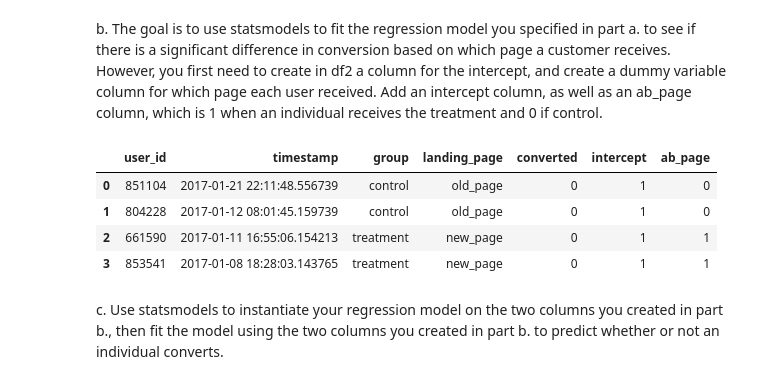
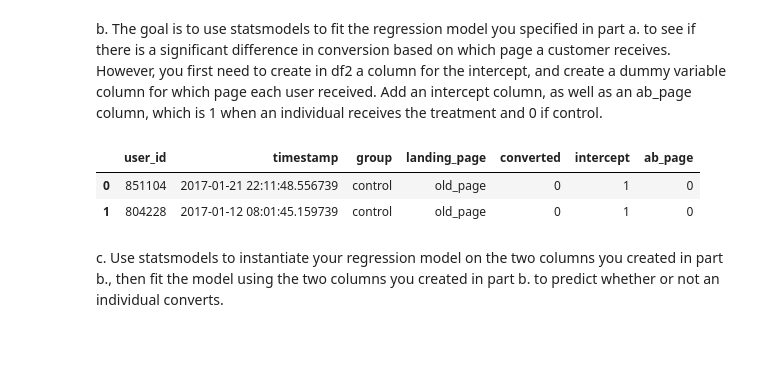
Before and after one commit to Sinha123456/udacity_lesson_project, a Jupyter notebook: A_BTesting.ipynb, the cells around one changed output. Cells and saved outputs as stored; diff of their text form; code cells hidden in the pictures; blank space fills up the shorter version.

```diff
--- a/A_BTesting.ipynb
+++ b/A_BTesting.ipynb
@@ -373,13 +375,11 @@ b. The goal is to use statsmodels to fit the regression model you specified in p
 df2['intercept'] = 1
 df2['ab_page'] = pd.get_dummies(df2['group'])['treatment']
 # %%
-df2.head(4)
+df2.head(2)
 # %% [output]
 |  | user_id | timestamp | group | landing_page | converted | intercept | ab_page |
 | 0 | 851104 | 2017-01-21 22:11:48.556739 | control | old_page | 0 | 1 | 0 |
 | 1 | 804228 | 2017-01-12 08:01:45.159739 | control | old_page | 0 | 1 | 0 |
-| 2 | 661590 | 2017-01-11 16:55:06.154213 | treatment | new_page | 0 | 1 | 1 |
-| 3 | 853541 | 2017-01-08 18:28:03.143765 | treatment | new_page | 0 | 1 | 1 |
 # %% [markdown]
 c. Use statsmodels to instantiate your regression model on the two columns you created in part b., then fit the model using the two columns you created in part b. to predict whether or not an individual converts.
 # %%
```
Also changed, not shown: parts of 33 cells of this notebook.
